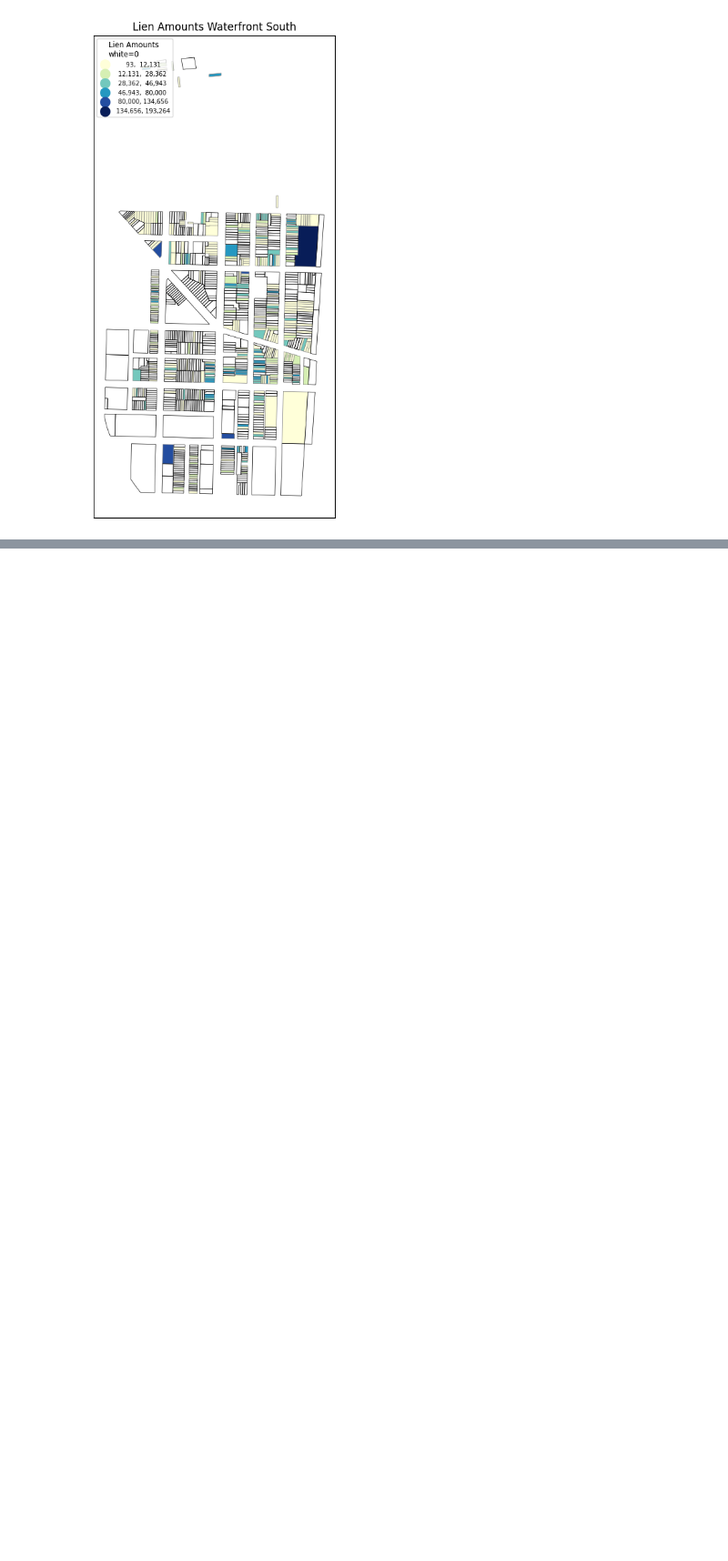
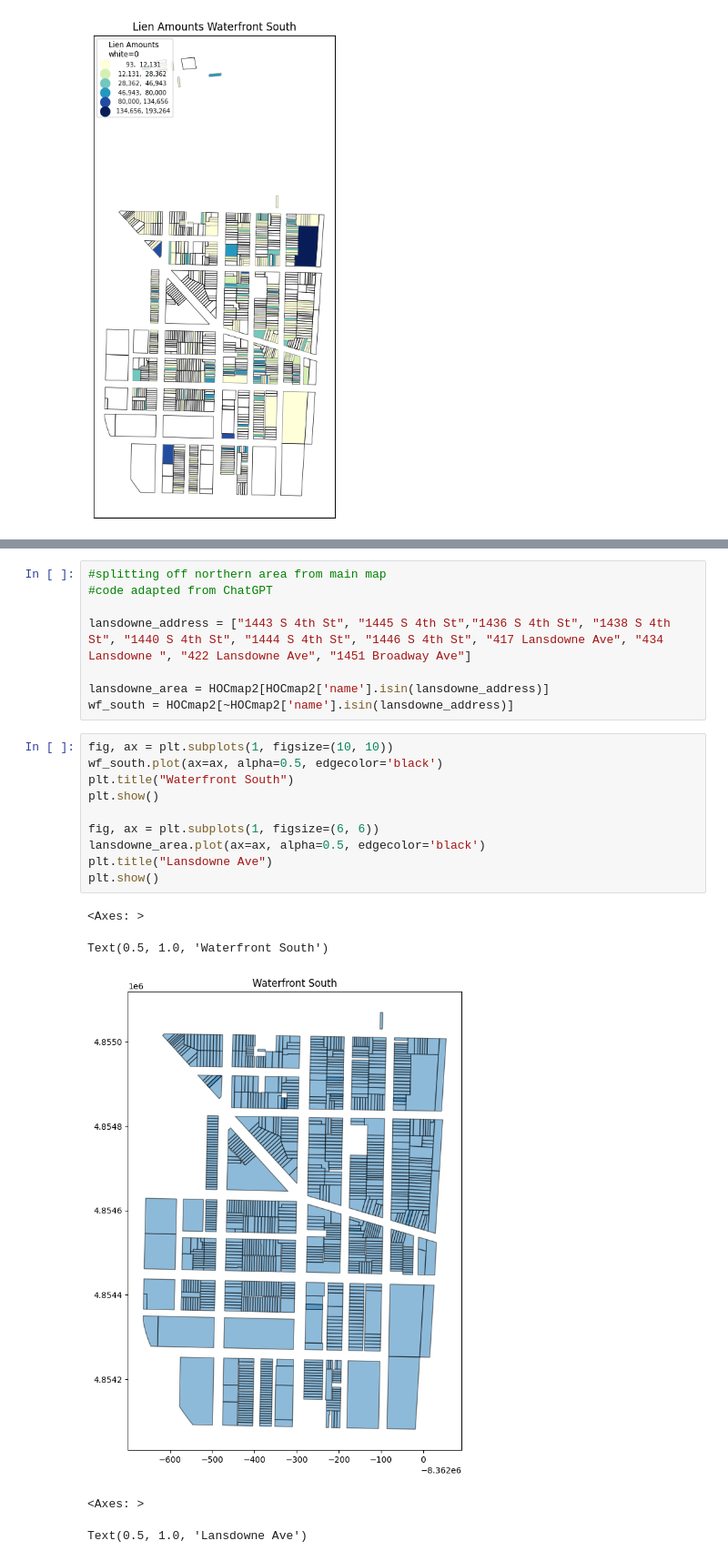
Before and after one commit to hbeck118/HOC-Project, a Jupyter notebook: hocdraft1.ipynb, the cells around one changed output, grey strips where cells are left out. Shown at 91% size. Saved outputs shown, nothing was run; the diff lists cells and outputs as text; blank space fills up the shorter version.

```diff
--- a/hocdraft1.ipynb
+++ b/hocdraft1.ipynb
@@ -418,0 +305,24 @@ Text(490021.685636827, 4419414.860414602, 'Jackson St')
+# %%
+#splitting off northern area from main map
+#code adapted from ChatGPT
+
+lansdowne_address = ["1443 S 4th St", "1445 S 4th St","1436 S 4th St", "1438 S 4th St", "1440 S 4th St", "1444 S 4th St", "1446 S 4th St", "417 Lansdowne Ave", "434 Lansdowne ", "422 Lansdowne Ave", "1451 Broadway Ave"]
+
+lansdowne_area = HOCmap2[HOCmap2['name'].isin(lansdowne_address)]
+wf_south = HOCmap2[~HOCmap2['name'].isin(lansdowne_address)]
+# %%
+fig, ax = plt.subplots(1, figsize=(10, 10))
+wf_south.plot(ax=ax, alpha=0.5, edgecolor='black')
+plt.title("Waterfront South")
+plt.show()
+
+fig, ax = plt.subplots(1, figsize=(6, 6))
+lansdowne_area.plot(ax=ax, alpha=0.5, edgecolor='black')
+plt.title("Lansdowne Ave")
+plt.show()
+# %% [output]
+<Axes: >
+Text(0.5, 1.0, 'Waterfront South')
+[figure, added]
+<Axes: >
+Text(0.5, 1.0, 'Lansdowne Ave')
```
Also changed, not shown: parts of 25 cells of this notebook.
